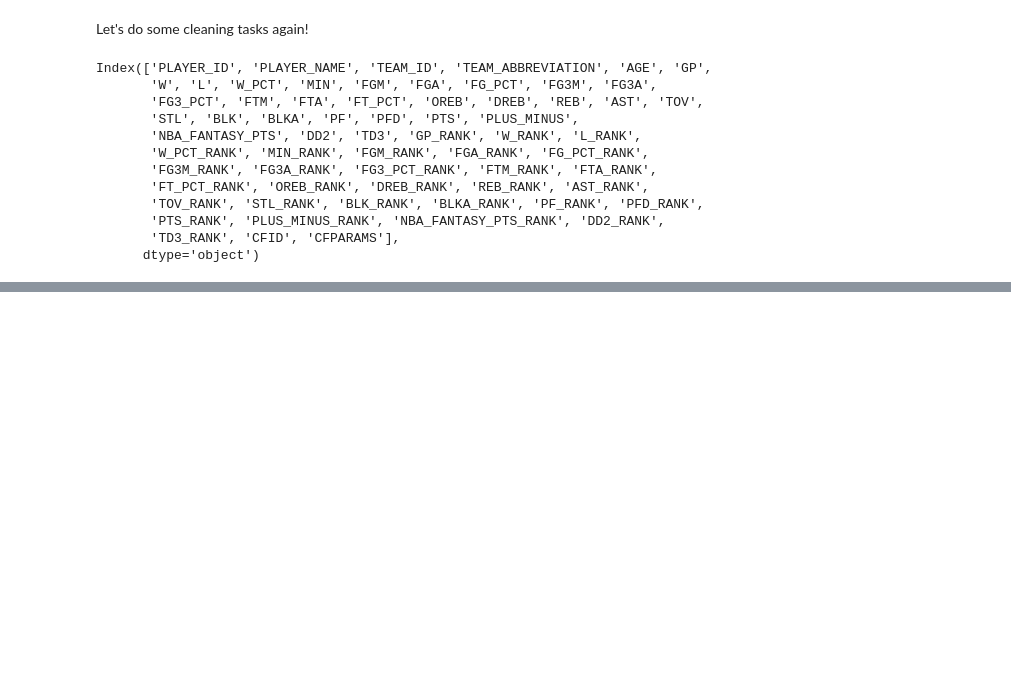
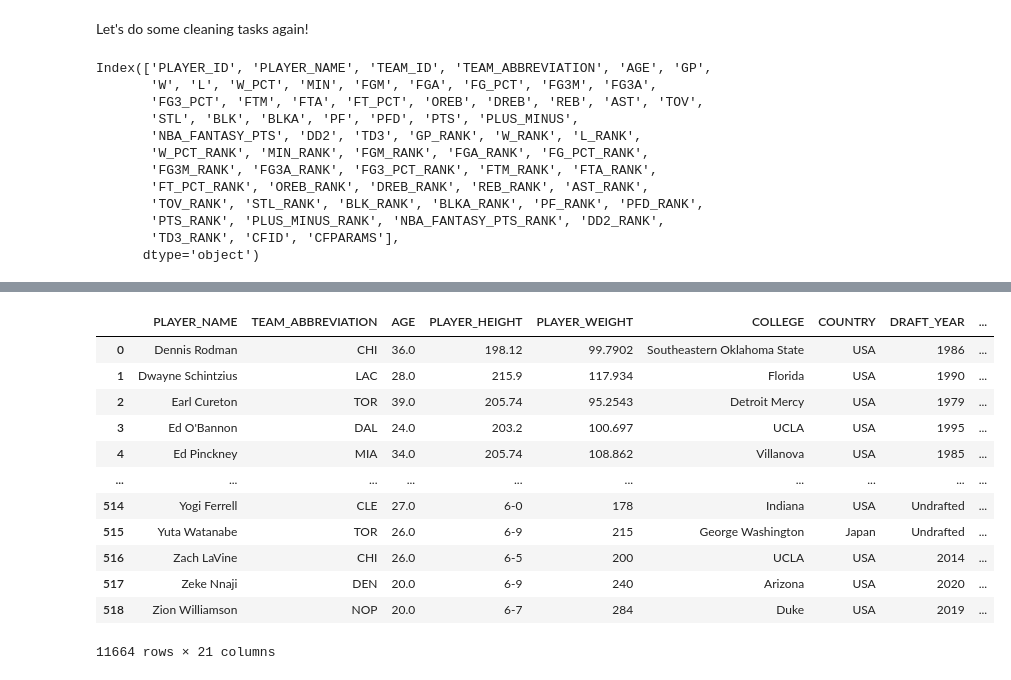
Before and after one commit to fromeropablo/Project-week-03, a Jupyter notebook: NBA Data Cleaning.ipynb, the cells around one changed output, grey strips where cells are left out. Cells and saved outputs as stored; diff of their text form; code cells hidden in the pictures; blank space fills up the shorter version.

```diff
--- a/NBA Data Cleaning.ipynb
+++ b/NBA Data Cleaning.ipynb
@@ -224,0 +232,4 @@ frame.merge(frame_usage_columns)
+# %%
+frame_bio = pd.DataFrame(response_bio['resultSets'][0]['rowSet'])
+frame_bio.columns = response_bio['resultSets'][0]['headers']
+frame_bio
@@ -225 +250,3 @@ frame.merge(frame_usage_columns)
+# %%
+frame_bio.drop(["PLAYER_ID", "TEAM_ID", "PLAYER_HEIGHT_INCHES"], axis=1, inplace=True)
 # %%
@@ -232 +259,4 @@ Index(['player_name', 'team_abbreviation', 'age', 'player_height',
       dtype='object')
+# %%
+frame_bio["SEASON"] = "2020-21"
+frame_bio.head()
@@ -232,0 +271,18 @@ Index(['player_name', 'team_abbreviation', 'age', 'player_height',
+# %%
+data_updated = pd.concat([data, frame_bio])
+# %%
+data_updated
+# %% [output]
+|  | PLAYER_NAME | TEAM_ABBREVIATION | AGE | PLAYER_HEIGHT | PLAYER_WEIGHT | COLLEGE | COUNTRY | DRAFT_YEAR | ... |
+| 0 | Dennis Rodman | CHI | 36.0 | 198.12 | 99.7902 | Southeastern Oklahoma State | USA | 1986 | ... |
+| 1 | Dwayne Schintzius | LAC | 28.0 | 215.9 | 117.934 | Florida | USA | 1990 | ... |
+| 2 | Earl Cureton | TOR | 39.0 | 205.74 | 95.2543 | Detroit Mercy | USA | 1979 | ... |
+| 3 | Ed O'Bannon | DAL | 24.0 | 203.2 | 100.697 | UCLA | USA | 1995 | ... |
+| 4 | Ed Pinckney | MIA | 34.0 | 205.74 | 108.862 | Villanova | USA | 1985 | ... |
+| ... | ... | ... | ... | ... | ... | ... | ... | ... | ... |
+| 514 | Yogi Ferrell | CLE | 27.0 | 6-0 | 178 | Indiana | USA | Undrafted | ... |
+| 515 | Yuta Watanabe | TOR | 26.0 | 6-9 | 215 | George Washington | Japan | Undrafted | ... |
+| 516 | Zach LaVine | CHI | 26.0 | 6-5 | 200 | UCLA | USA | 2014 | ... |
+| 517 | Zeke Nnaji | DEN | 20.0 | 6-9 | 240 | Arizona | USA | 2020 | ... |
+| 518 | Zion Williamson | NOP | 20.0 | 6-7 | 284 | Duke | USA | 2019 | ... |
+11664 rows × 21 columns
```
Also changed, not shown: parts of 15 cells of this notebook.
